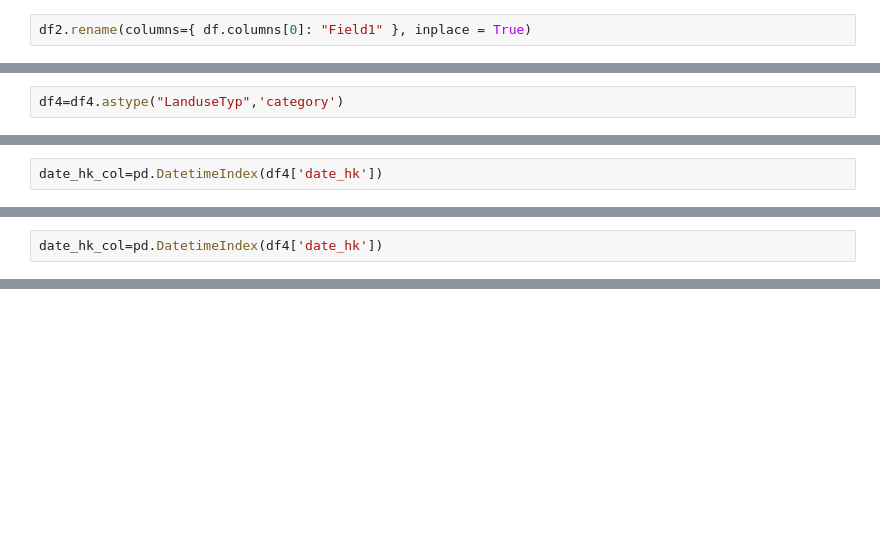
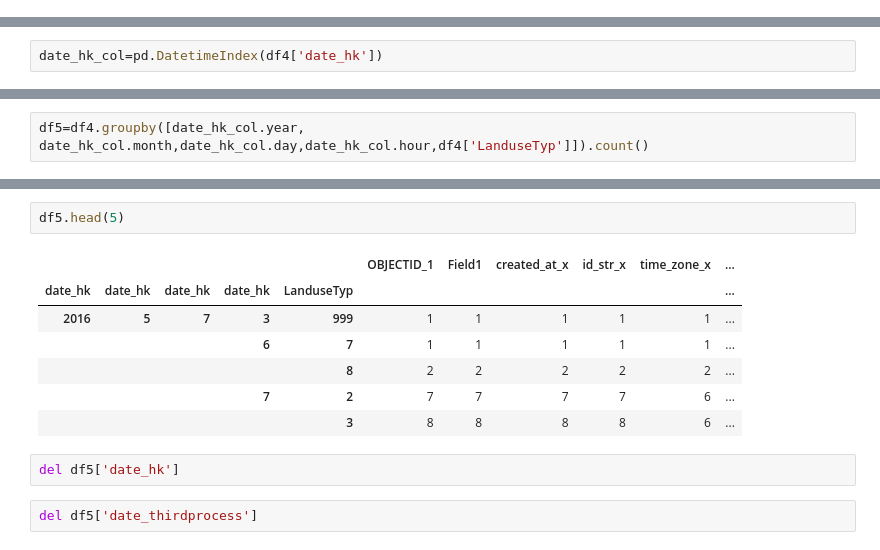
Before and after one commit to YunshuGao/Quicktask, a Jupyter notebook: dsProject/twitterPoint_landuse.ipynb, the cells around one changed output, grey strips where cells are left out. Saved outputs shown, nothing was run; the diff lists cells and outputs as text; blank space fills up the shorter version.

```diff
--- a/dsProject/twitterPoint_landuse.ipynb
+++ b/dsProject/twitterPoint_landuse.ipynb
@@ -96,2 +63,0 @@ df2.columns[0]
-# %%
-df2.rename(columns={ df.columns[0]: "Field1" }, inplace = True)
@@ -201,5 +97,3 @@ geometry             geometry
 date_thirdprocess      object
 date_hk                object
 dtype: object
-# %%
-df4=df4.astype("LanduseTyp",'category')
@@ -267,2 +117,0 @@ df4.to_csv('D:\\RA-Tasks\\1 Graph neural network_POI\\Task1\\Process\\result_v3_
-# %%
-date_hk_col=pd.DatetimeIndex(df4['date_hk'])
@@ -425,0 +118,2 @@ df4['id_str_x'].groupby(df4['LanduseTyp']).count()
+# %%
+df5=df4.groupby([date_hk_col.year, date_hk_col.month,date_hk_col.day,date_hk_col.hour,df4['LanduseTyp']]).count()
@@ -425,0 +132,14 @@ df4['id_str_x'].groupby(df4['LanduseTyp']).count()
+# %%
+df5.head(5)
+# %% [output]
+|  |  |  |  |  | OBJECTID_1 | Field1 | created_at_x | id_str_x | time_zone_x | ... |
+| date_hk | date_hk | date_hk | date_hk | LanduseTyp |  |  |  |  |  | ... |
+| 2016 | 5 | 7 | 3 | 999 | 1 | 1 | 1 | 1 | 1 | ... |
+|  |  |  | 6 | 7 | 1 | 1 | 1 | 1 | 1 | ... |
+|  |  |  |  | 8 | 2 | 2 | 2 | 2 | 2 | ... |
+|  |  |  | 7 | 2 | 7 | 7 | 7 | 7 | 6 | ... |
+|  |  |  |  | 3 | 8 | 8 | 8 | 8 | 6 | ... |
+# %%
+del df5['date_hk']
+# %%
+del df5['date_thirdprocess']
```
Also changed, not shown: parts of 56 cells of this notebook, 1 other file.
